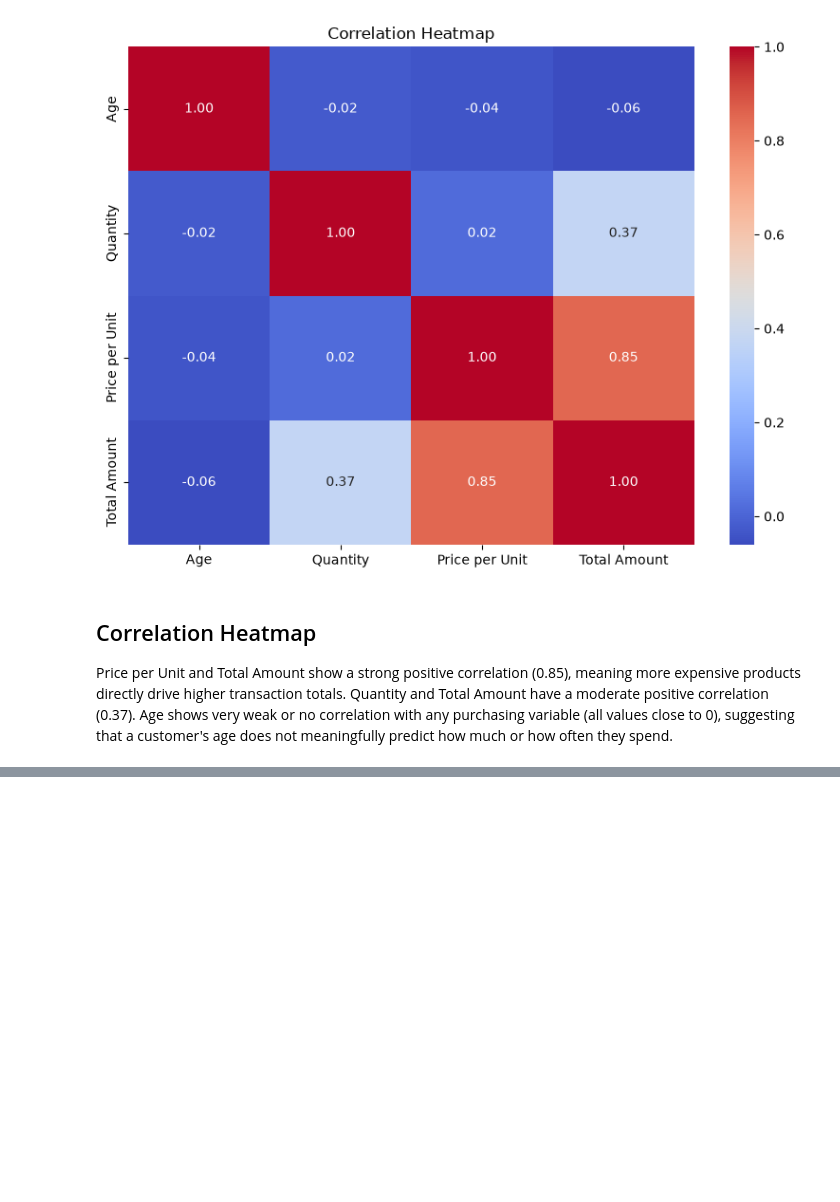
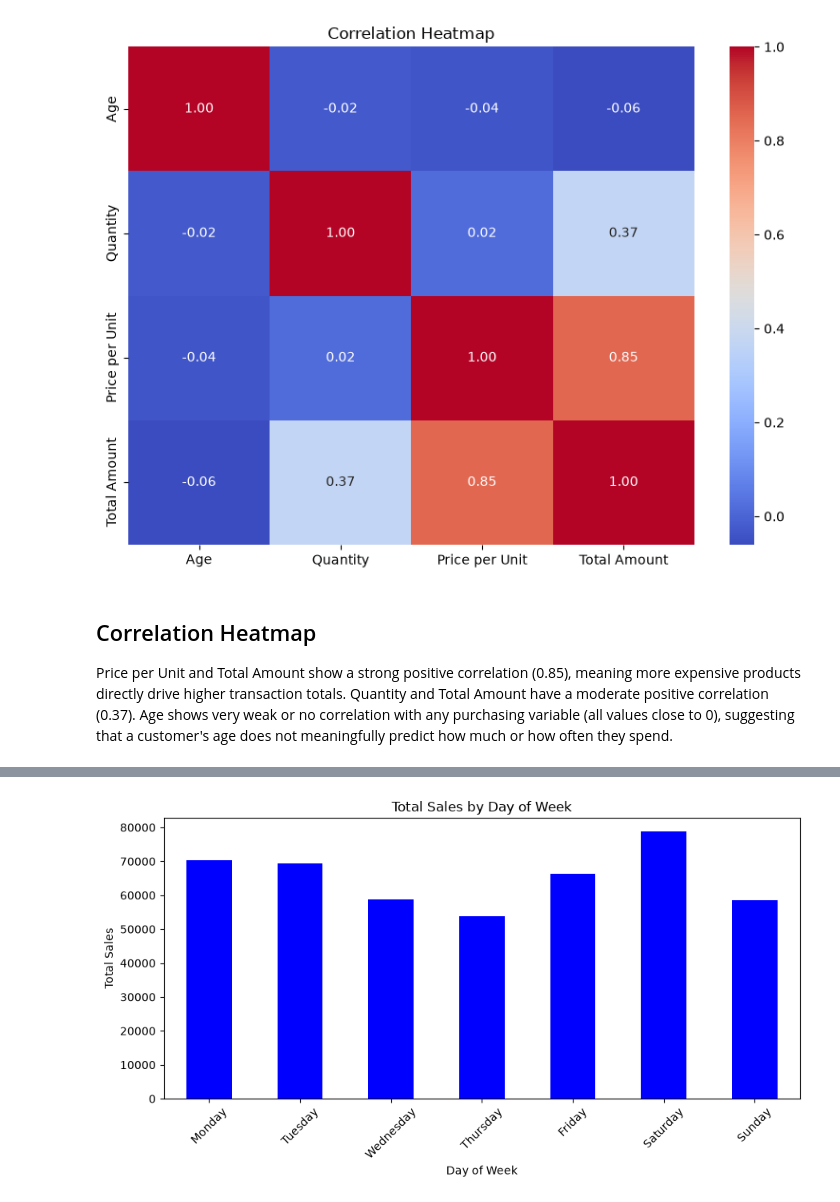
Before and after one commit to marselvna/OIBSIP, a Jupyter notebook: DataAnalytics-L1-EDARetailSales/retail_sales_eda.ipynb, the cells around one changed output, grey strips where cells are left out. Cells and saved outputs as stored; diff of their text form; code cells hidden in the pictures; blank space fills up the shorter version.

Commit message:
Additional Visualisation

```diff
--- a/DataAnalytics-L1-EDARetailSales/retail_sales_eda.ipynb
+++ b/DataAnalytics-L1-EDARetailSales/retail_sales_eda.ipynb
@@ -310,3 +310,9 @@ positive correlation (0.37). Age shows very weak or no correlation
 with any purchasing variable (all values close to 0), suggesting
 that a customer's age does not meaningfully predict how much or
 how often they spend.
+# %%
+df['Day of Week'] = df['Date'].dt.day_name()
+weekday_sales = df.groupby('Day of Week')['Total Amount'].sum()
+order = ['Monday', 'Tuesday', 'Wednesday', 'Thursday', 'Friday', 'Saturday', 'Sunday']
+weekday_sales = weekday_sales.reindex(order)
+print(weekday_sales)
@@ -312,0 +329,11 @@ how often they spend.
+# %%
+plt.figure(figsize=(9, 5))
+weekday_sales.plot(kind='bar', color='blue')
+plt.title('Total Sales by Day of Week')
+plt.xlabel('Day of Week')
+plt.ylabel('Total Sales')
+plt.xticks(rotation=45)
+plt.tight_layout()
+plt.show()
+# %% [output]
+[figure, added]
```
Also changed, not shown: parts of 2 cells of this notebook.
